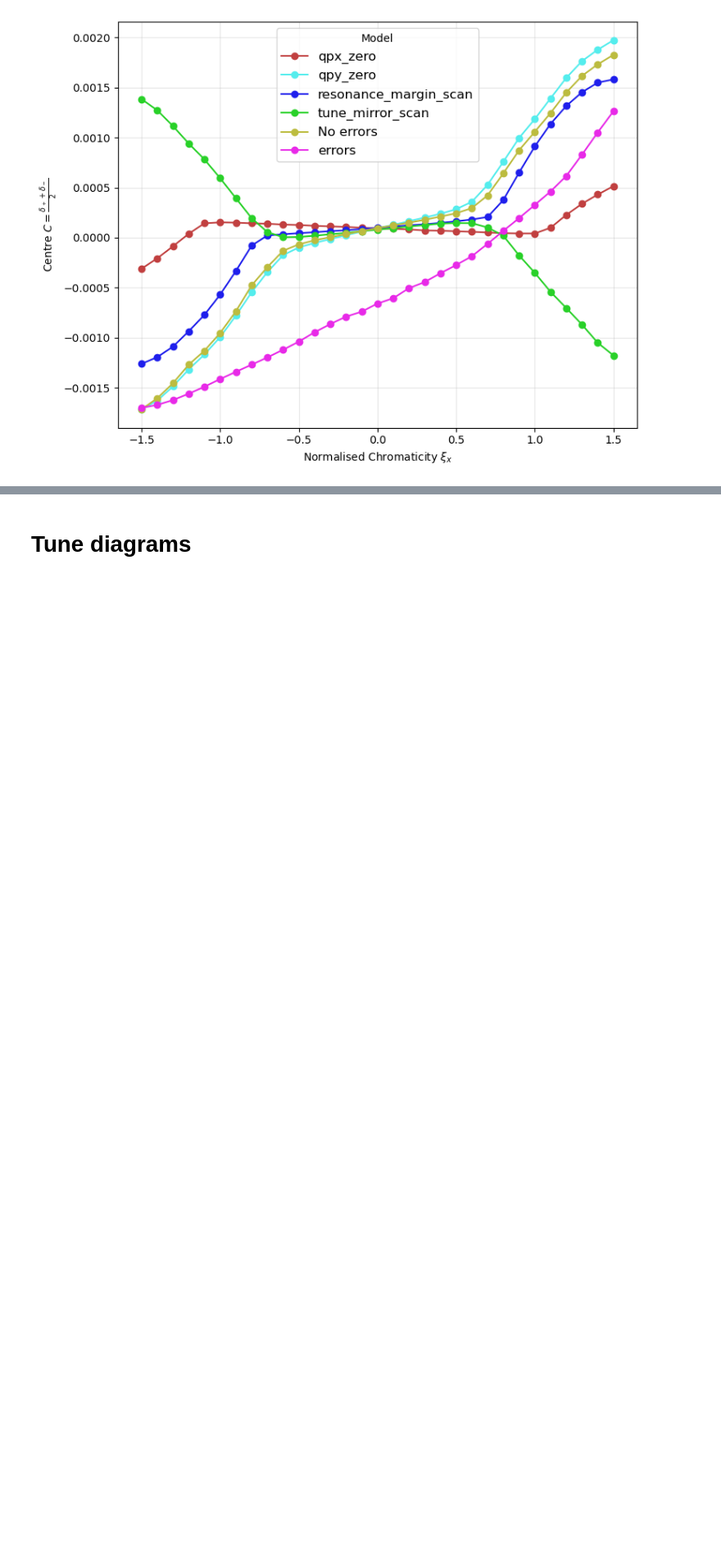
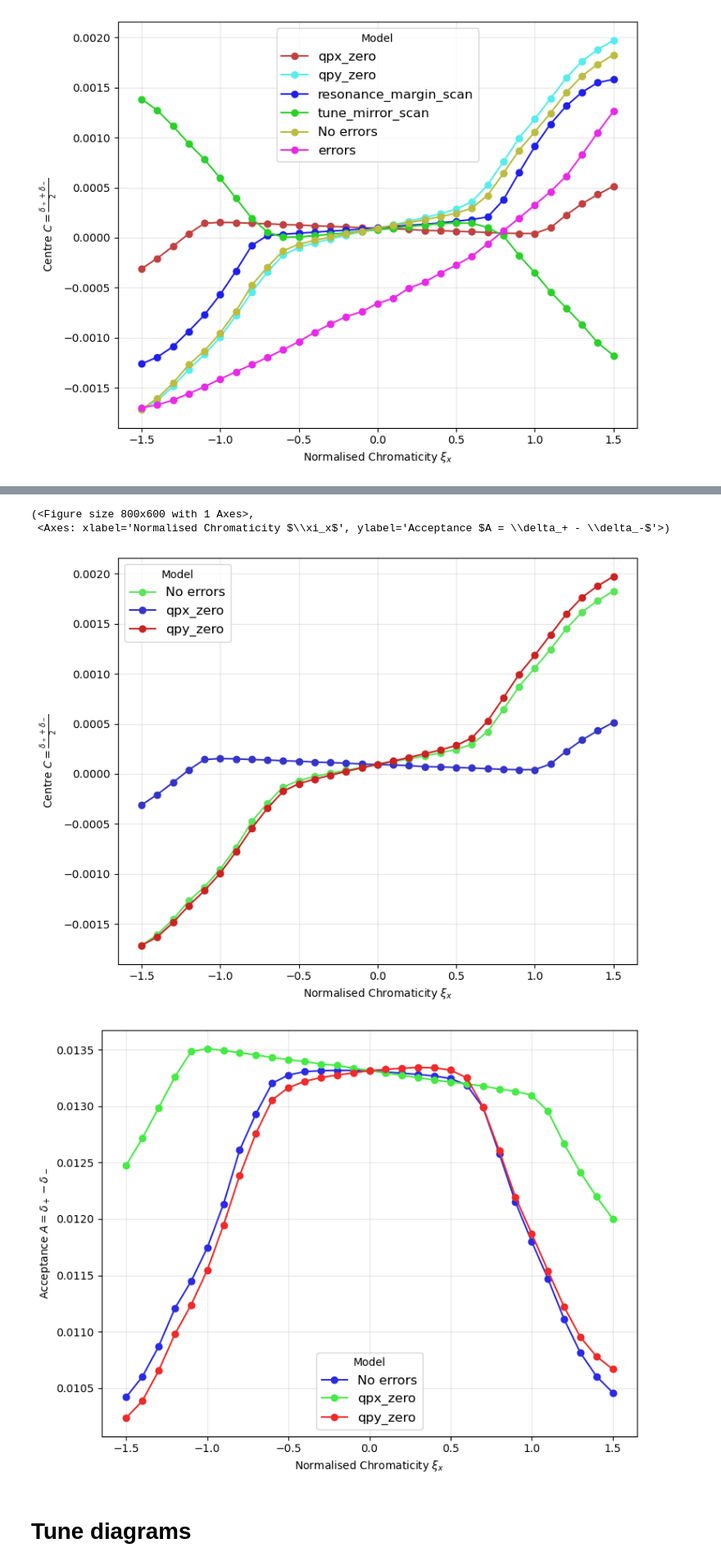
Before and after one commit to lisepauwels/sps_simulations, a Jupyter notebook: Studies/MomentumAcceptance/TuneDiagramVariations/results/plot.ipynb, the cells around one changed output, grey strips where cells are left out. Shown at 82% size. Saved outputs shown, nothing was run; the diff lists cells and outputs as text; code cells hidden in the pictures; blank space fills up the shorter version.

Commit message:
New plots and reordering

```diff
--- a/Studies/MomentumAcceptance/TuneDiagramVariations/results/plot.ipynb
+++ b/Studies/MomentumAcceptance/TuneDiagramVariations/results/plot.ipynb
@@ -212,3 +212,11 @@ ac.plot_acceptance(midpoints, savefig='acceptance_all.pdf')
+# %%
+ac.plot_centers(midpoints, line_types=['linear', 'qpx_zero', 'qpy_zero'], savefig='centres_qp_zeros.pdf')
+ac.plot_acceptance(midpoints, line_types=['linear', 'qpx_zero', 'qpy_zero'], savefig='acceptance_qp_zeros.pdf')
+# %% [output]
+(<Figure size 800x600 with 1 Axes>,
+ <Axes: xlabel='Normalised Chromaticity $\\xi_x$', ylabel='Acceptance $A = \\delta_+ - \\delta_-$'>)
+[figure, added]
+[figure, added]
 # %% [markdown]
 # Tune diagrams
 # %%
```
Also changed, not shown: parts of 7 cells of this notebook, 19 other files.
